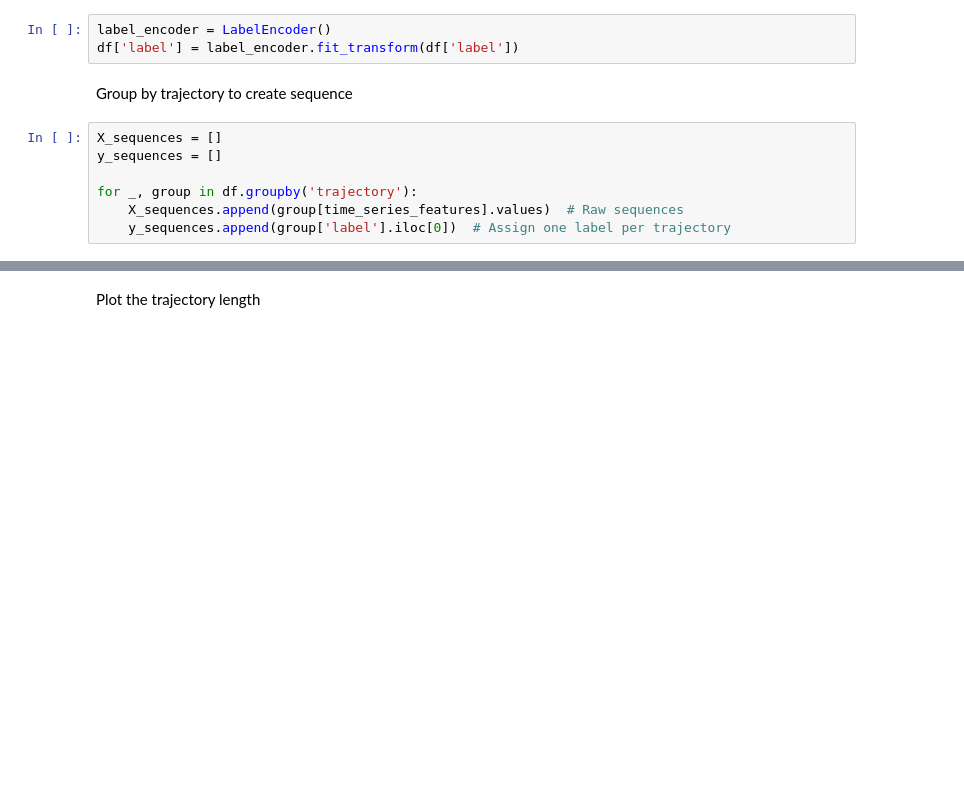
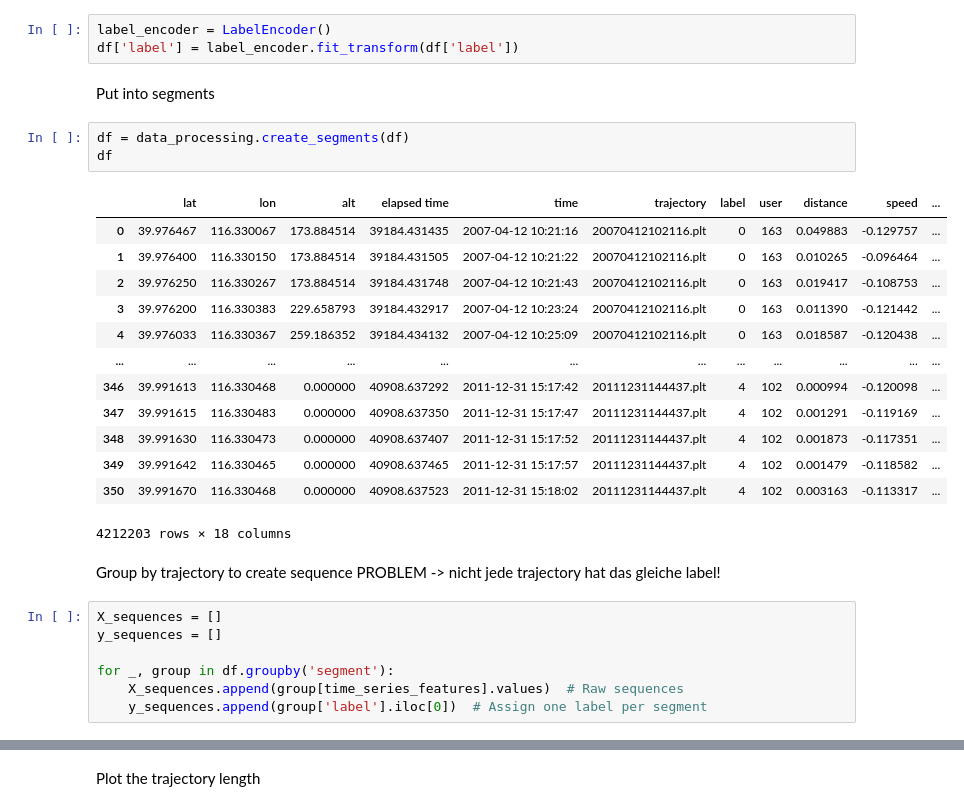
Before and after one commit to benteuu/Masterarbeit-Repo, a Jupyter notebook: lstm_model.ipynb, the cells around one changed output, grey strips where cells are left out. Cells and saved outputs as stored; diff of their text form; blank space fills up the shorter version.

```diff
--- a/lstm_model.ipynb
+++ b/lstm_model.ipynb
@@ -103,15 +102,34 @@ Encode Labels
 # %%
 label_encoder = LabelEncoder()
 df['label'] = label_encoder.fit_transform(df['label'])
+# %% [markdown]
+Put into segments
+# %%
+df = data_processing.create_segments(df)
+df
+# %% [output]
+|  | lat | lon | alt | elapsed time | time | trajectory | label | user | distance | speed | ... |
+| 0 | 39.976467 | 116.330067 | 173.884514 | 39184.431435 | 2007-04-12 10:21:16 | 20070412102116.plt | 0 | 163 | 0.049883 | -0.129757 | ... |
+| 1 | 39.976400 | 116.330150 | 173.884514 | 39184.431505 | 2007-04-12 10:21:22 | 20070412102116.plt | 0 | 163 | 0.010265 | -0.096464 | ... |
+| 2 | 39.976250 | 116.330267 | 173.884514 | 39184.431748 | 2007-04-12 10:21:43 | 20070412102116.plt | 0 | 163 | 0.019417 | -0.108753 | ... |
+| 3 | 39.976200 | 116.330383 | 229.658793 | 39184.432917 | 2007-04-12 10:23:24 | 20070412102116.plt | 0 | 163 | 0.011390 | -0.121442 | ... |
+| 4 | 39.976033 | 116.330367 | 259.186352 | 39184.434132 | 2007-04-12 10:25:09 | 20070412102116.plt | 0 | 163 | 0.018587 | -0.120438 | ... |
+| ... | ... | ... | ... | ... | ... | ... | ... | ... | ... | ... | ... |
+| 346 | 39.991613 | 116.330468 | 0.000000 | 40908.637292 | 2011-12-31 15:17:42 | 20111231144437.plt | 4 | 102 | 0.000994 | -0.120098 | ... |
+| 347 | 39.991615 | 116.330483 | 0.000000 | 40908.637350 | 2011-12-31 15:17:47 | 20111231144437.plt | 4 | 102 | 0.001291 | -0.119169 | ... |
+| 348 | 39.991630 | 116.330473 | 0.000000 | 40908.637407 | 2011-12-31 15:17:52 | 20111231144437.plt | 4 | 102 | 0.001873 | -0.117351 | ... |
+| 349 | 39.991642 | 116.330465 | 0.000000 | 40908.637465 | 2011-12-31 15:17:57 | 20111231144437.plt | 4 | 102 | 0.001479 | -0.118582 | ... |
+| 350 | 39.991670 | 116.330468 | 0.000000 | 40908.637523 | 2011-12-31 15:18:02 | 20111231144437.plt | 4 | 102 | 0.003163 | -0.113317 | ... |
+4212203 rows × 18 columns
 # %% [markdown]
-Group by trajectory to create sequence
+Group by trajectory to create sequence PROBLEM -> nicht jede trajectory hat das gleiche label!
 # %%
 X_sequences = []
 y_sequences = []
 
-for _, group in df.groupby('trajectory'):
+for _, group in df.groupby('segment'):
     X_sequences.append(group[time_series_features].values)  # Raw sequences
-    y_sequences.append(group['label'].iloc[0])  # Assign one label per trajectory
+    y_sequences.append(group['label'].iloc[0])  # Assign one label per segment
 # %%
 size = len(X_sequences)
 print(size)
```
Also changed, not shown: parts of 9 cells of this notebook, 14 other files.
